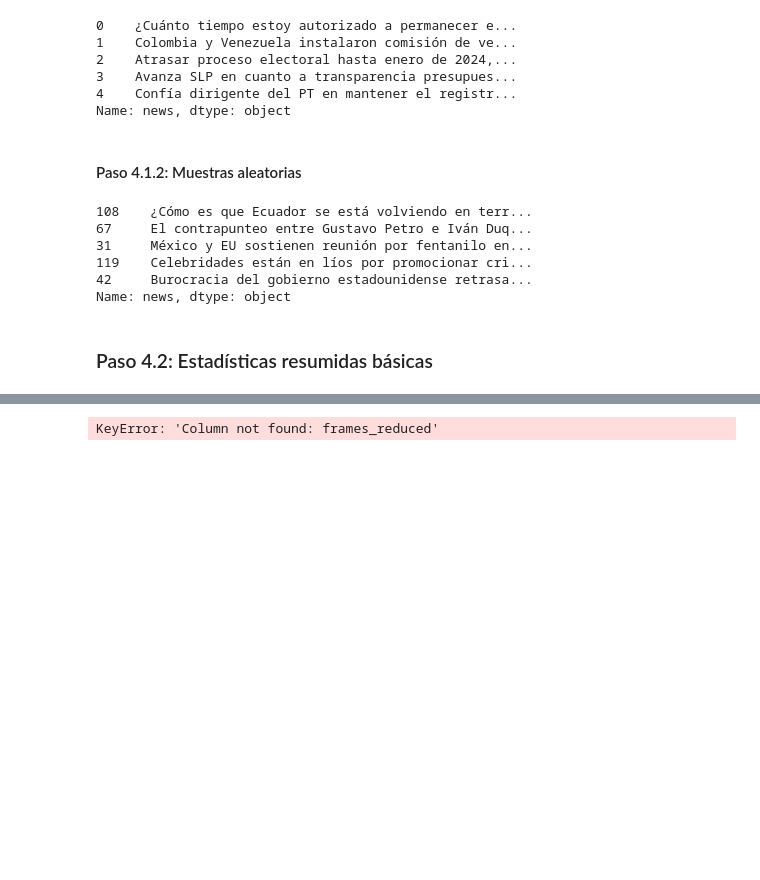
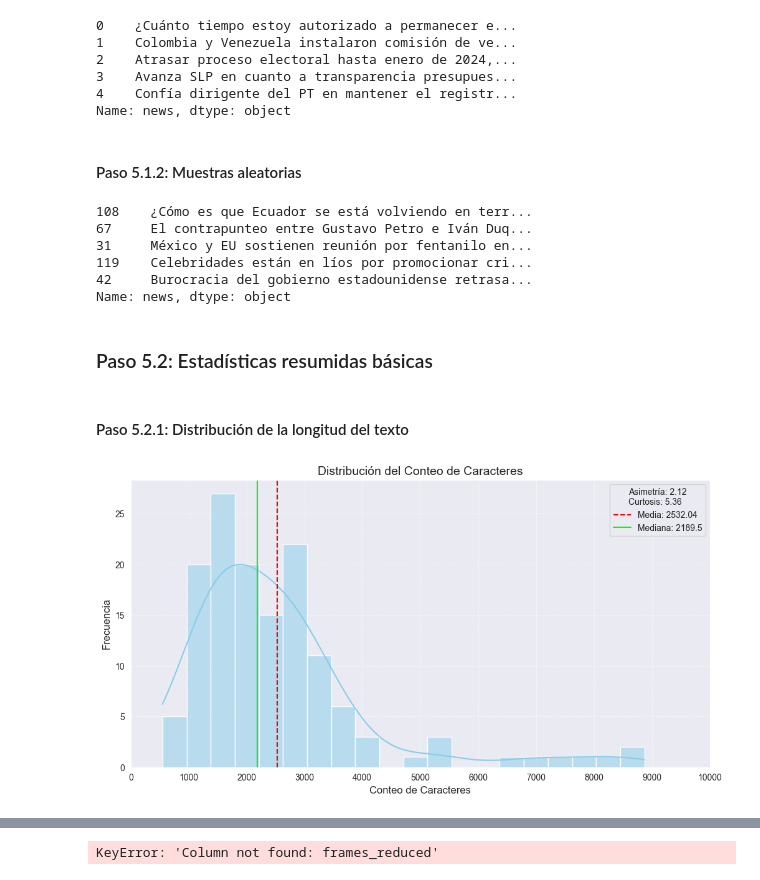
Before and after one commit to BlueAutomata/tesis-optimizacion-de-modelos-de-question-answering, a Jupyter notebook: Notebooks/EDA.ipynb, the cells around one changed output, grey strips where cells are left out. Cells and saved outputs as stored; diff of their text form; code cells hidden in the pictures; blank space fills up the shorter version.

```diff
--- a/Notebooks/EDA.ipynb
+++ b/Notebooks/EDA.ipynb
@@ -844,7 +855,7 @@ df["news"].head()
 4    Confía dirigente del PT en mantener el registr...
 Name: news, dtype: object
 # %% [markdown]
-#### Paso 4.1.2: Muestras aleatorias
+#### Paso 5.1.2: Muestras aleatorias
 # %%
 df["news"].sample(5, random_state=42)
 # %% [output]
@@ -855,4 +866,31 @@ df["news"].sample(5, random_state=42)
 42     Burocracia del gobierno estadounidense retrasa...
 Name: news, dtype: object
 # %% [markdown]
-### Paso 4.2: Estadísticas resumidas básicas
+### Paso 5.2: Estadísticas resumidas básicas
+# %% [markdown]
+#### Paso 5.2.1: Distribución de la longitud del texto
+# %%
+char_count_mean = df["char_count"].mean()
+char_count_median = df["char_count"].median()
+char_count_skewness = df["char_count"].skew()
+char_count_kurtosis = df["char_count"].kurt()
+# %%
+sns.set_style("darkgrid")
+plt.figure(figsize=(12, 6))
+sns.histplot(data=df, x="char_count", bins=20, kde=True, color="skyblue")
+
+# Central tendency lines
+plt.axvline(char_count_mean, color='red', linestyle='--', linewidth=1.5, label=f"Media: {char_count_mean:.2f}")
+plt.axvline(char_count_median, color='lime', linestyle='-', linewidth=1.5, label=f"Mediana: {char_count_median:.1f}")
+
+# Labels and info
+plt.title("Distribución del Conteo de Caracteres", fontsize=14)
+plt.xlabel("Conteo de Caracteres", fontsize=12)
+plt.ylabel("Frecuencia", fontsize=12)
+ticks = np.arange(0, plt.xlim()[1] + 1000, 1000)
+plt.xticks(ticks)
+plt.legend(title=f"Asimetría: {char_count_skewness:.2f}\nCurtosis: {char_count_kurtosis:.2f}")
+plt.grid(True, linestyle='--', alpha=0.6)
+plt.show()
+# %% [output]
+[figure, added]
```
Also changed, not shown: parts of 21 cells of this notebook.
